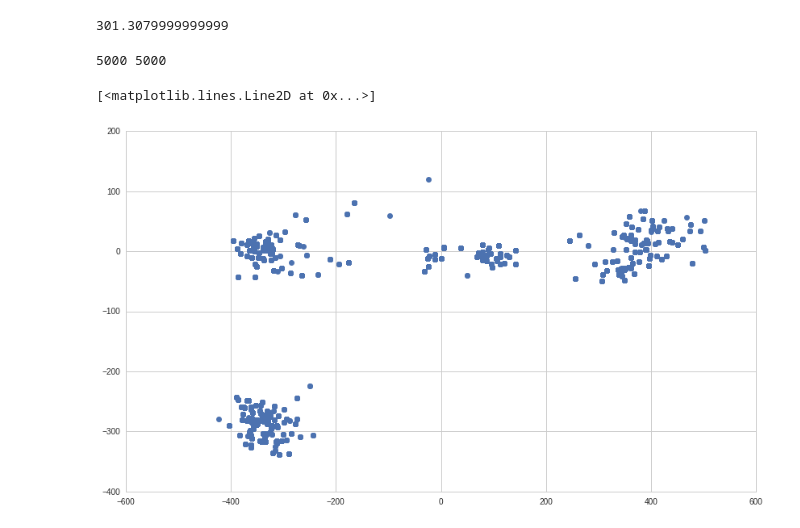
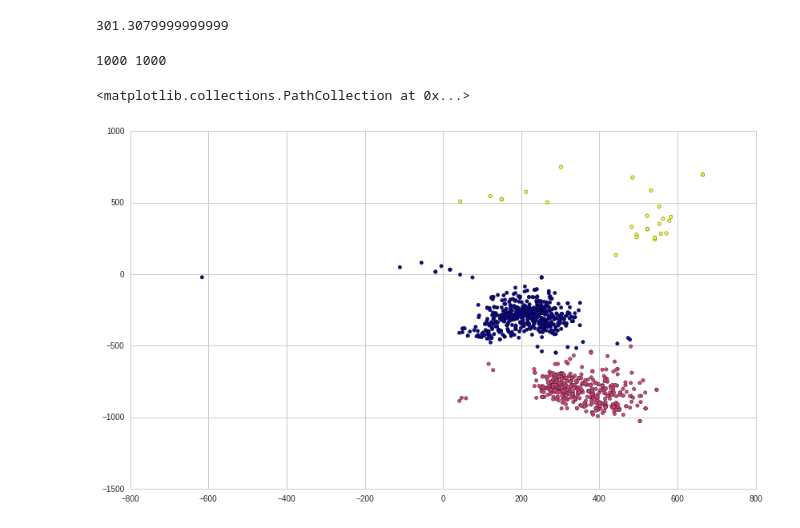
Before and after one commit to rodler/cybertraders, a Jupyter notebook: vector_ma_version_2.ipynb, the cells around one changed output. Saved outputs shown, nothing was run; the diff lists cells and outputs as text; code cells hidden in the pictures.

Commit message:
Adding cluster analysis to version 2

```diff
--- a/vector_ma_version_2.ipynb
+++ b/vector_ma_version_2.ipynb
@@ -42,18 +42,35 @@ def optimize(tickers,p,vals,N):
 #pnls = optimize(tickers,p,vals,N)
 #plt.hist(pnls,40)
 # %%
-N = 5000
-vals = np.array([np.random.randint(5,30,(N,)) for i in range(len(tickers))]).T
-p = get_pricing(tickers,'2006-01-01','2015-01-01')
+N = 1000
+sm = 15
+lm = 90
+vals = np.array([np.random.randint(5,90,(N,)) for i in range(2)]).T
+p = get_pricing(tickers,'2008-01-01','2011-01-01')
 pnls1 = optimize(tickers,p,vals,N)
-p = get_pricing(tickers,'2015-01-01','2017-05-01')
+p = get_pricing(tickers,'2011-01-01','2013-05-01')
 pnls2 = optimize(tickers,p,vals,N)
 
 print len(pnls1),len(pnls2)
 # %% [output]
-5000 5000
+1000 1000
-# %%
-plt.plot(pnls1,pnls2,'o')
-# %% [output]
-[<matplotlib.lines.Line2D at 0x...>]
-[figure, removed]
+# %%
+def remove_nans(pnls1,pnls2,vals):
+    idx1 = ~np.isnan(pnls1)
+    pnls1 = np.array(pnls1)[idx1]
+    pnls2 = np.array(pnls2)[idx1]
+    vals = np.array(vals)[idx1]
+    idx2 = ~np.isnan(pnls2)
+    pnls1 = np.array(pnls1)[idx2]
+    pnls2 = np.array(pnls2)[idx2]
+    vals = np.array(vals)[idx2]
+    return pnls1,pnls2,vals
+# %%
+from sklearn.cluster import KMeans
+pnls1,pnls2,vals = remove_nans(pnls1,pnls2,vals)
+kmeans = KMeans(n_clusters=3, random_state=5).fit(np.array([pnls1,pnls2]).T)
+# %%
+plt.scatter(pnls1,pnls2,c=kmeans.labels_,cmap='plasma')
+# %% [output]
+<matplotlib.collections.PathCollection at 0x...>
+[figure, added]
```
Also changed, not shown: parts of 2 cells of this notebook.
